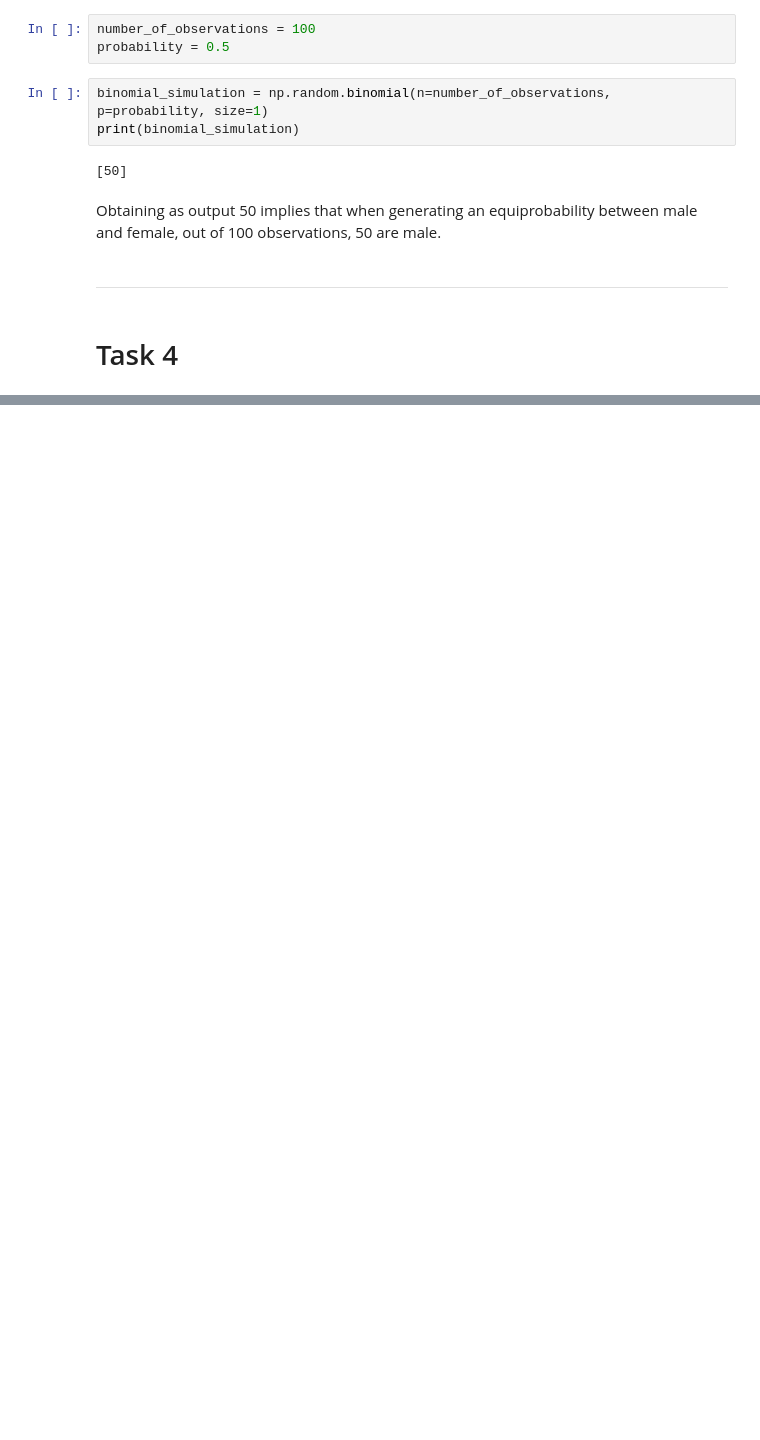
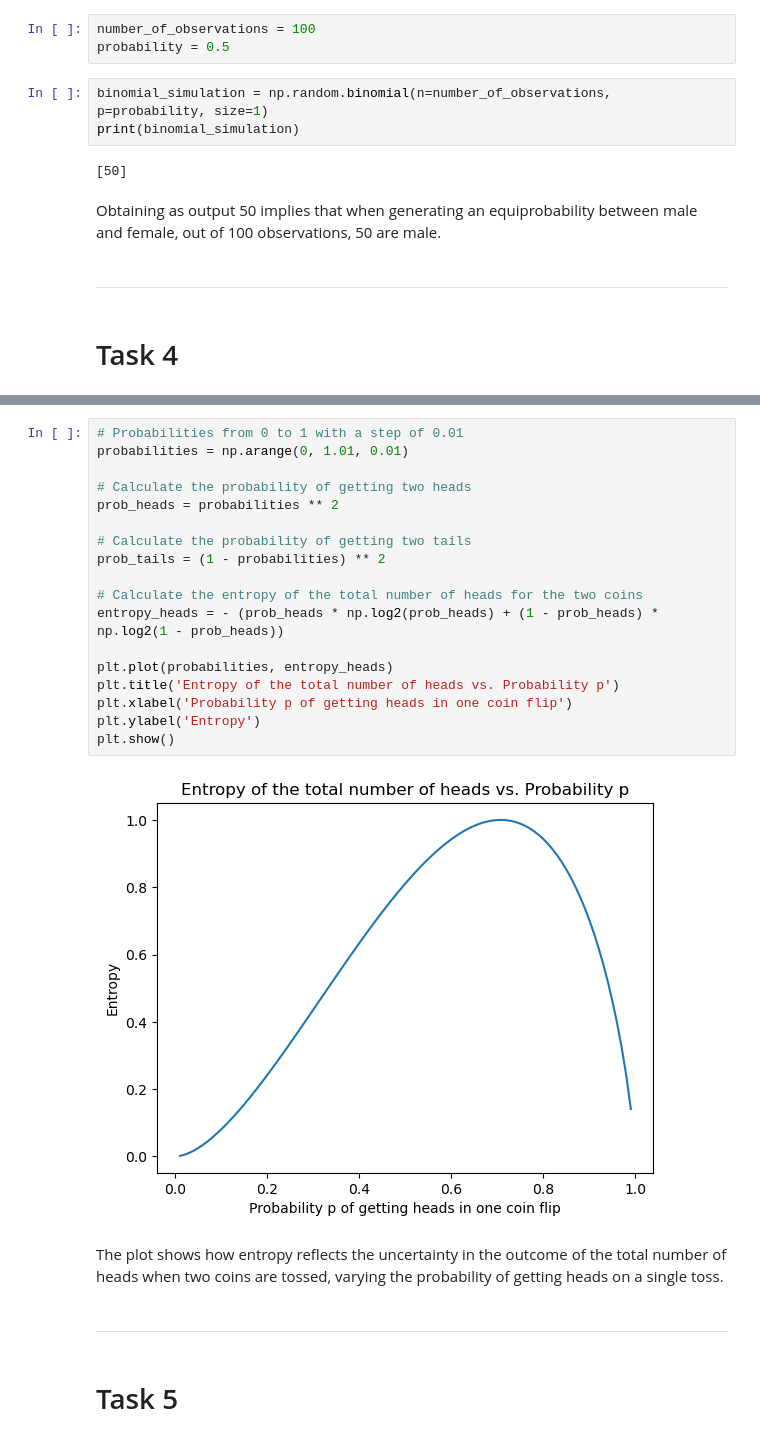
Before and after one commit to jalaca91/Fundamentals-data-analysis, a Jupyter notebook: tasks.ipynb, the cells around one changed output, grey strips where cells are left out. Drawn from its saved outputs; the diff is of its cells as text; blank space fills up the shorter version.

Commit message:
task4

```diff
--- a/tasks.ipynb
+++ b/tasks.ipynb
@@ -331,0 +428,26 @@ Obtaining as output 50 implies that when generating an equiprobability between m
+# %%
+# Probabilities from 0 to 1 with a step of 0.01
+probabilities = np.arange(0, 1.01, 0.01)
+
+# Calculate the probability of getting two heads
+prob_heads = probabilities ** 2
+
+# Calculate the probability of getting two tails
+prob_tails = (1 - probabilities) ** 2
+
+# Calculate the entropy of the total number of heads for the two coins
+entropy_heads = - (prob_heads * np.log2(prob_heads) + (1 - prob_heads) * np.log2(1 - prob_heads))
+
+plt.plot(probabilities, entropy_heads)
+plt.title('Entropy of the total number of heads vs. Probability p')
+plt.xlabel('Probability p of getting heads in one coin flip')
+plt.ylabel('Entropy')
+plt.show()
+# %% [output]
+[figure, added]
+# %% [markdown]
+The plot shows how entropy reflects the uncertainty in the outcome of the total number of heads when two coins are tossed, varying the probability of getting heads on a single toss.
+# %% [markdown]
+***
+# %% [markdown]
+# Task 5
```
Also changed, not shown: parts of 11 cells of this notebook.
